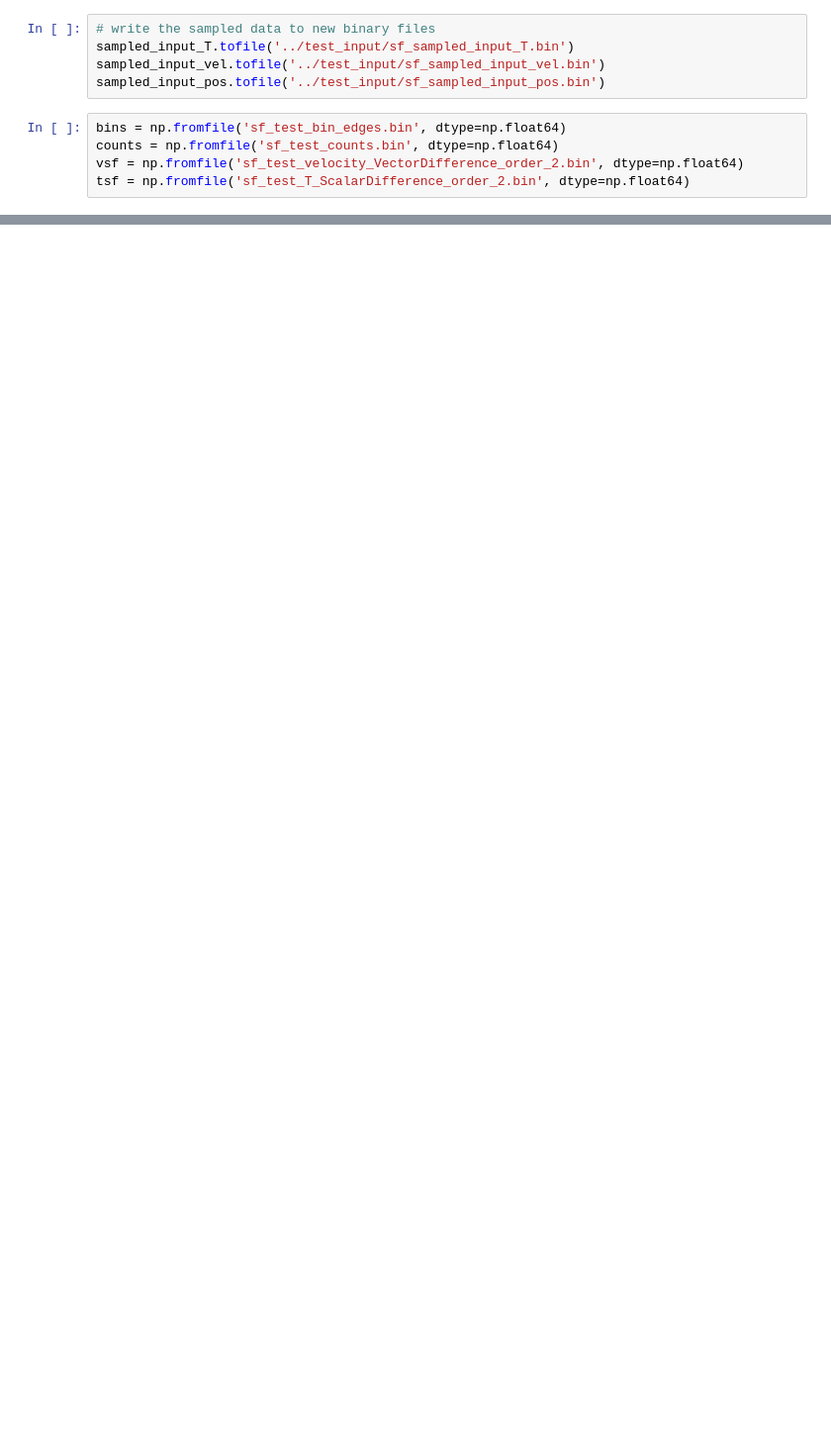
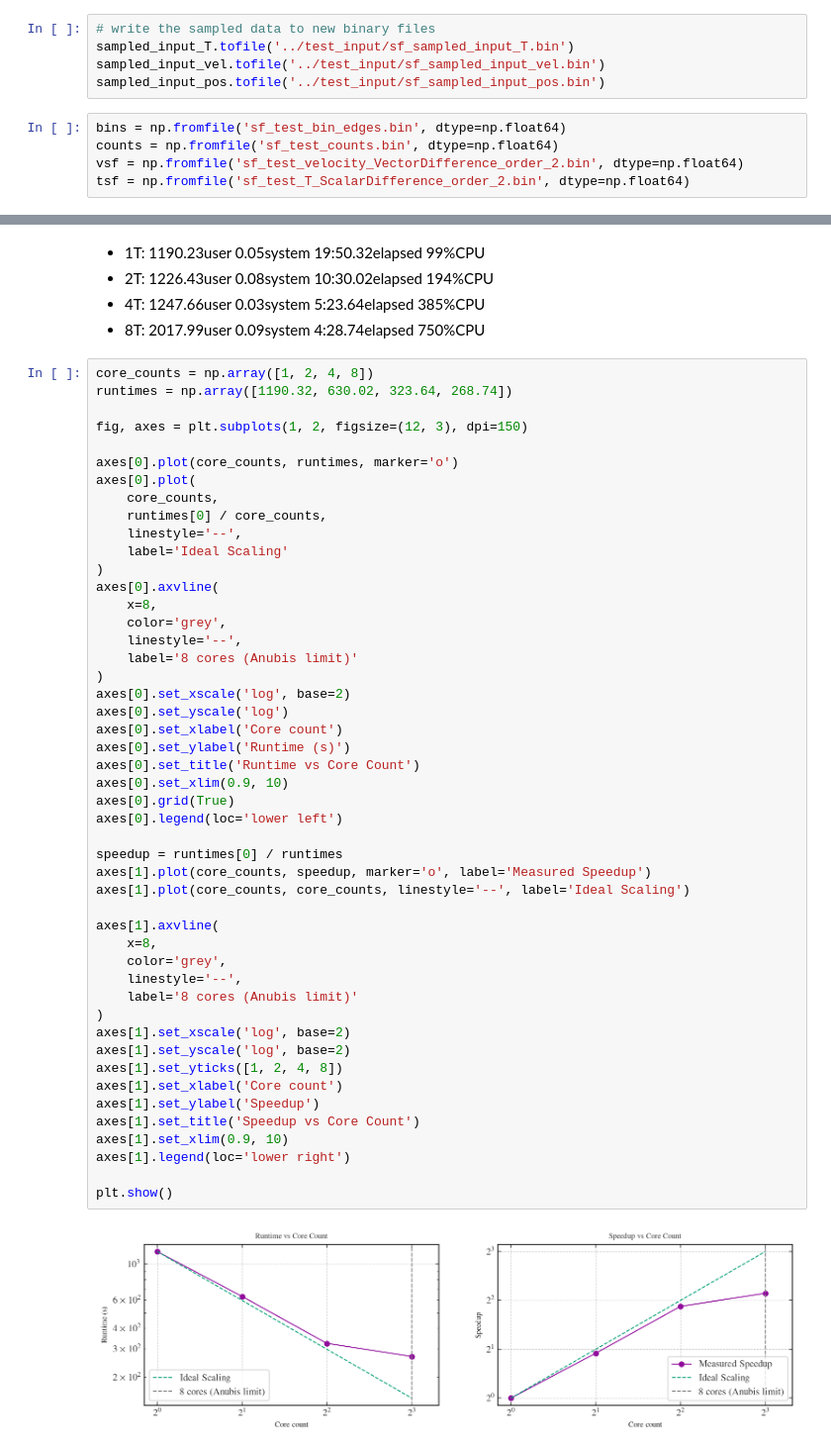
Before and after one commit to thomasarintoul/CASTLE, a Jupyter notebook: test_outputs/output_test.ipynb, the cells around one changed output, grey strips where cells are left out. Shown at 99% size. Cells and saved outputs as stored; diff of their text form; blank space fills up the shorter version.

```diff
--- a/test_outputs/output_test.ipynb
+++ b/test_outputs/output_test.ipynb
@@ -40,0 +134,55 @@ Text(0, 0.5, 'SF')
+# %% [markdown]
+- 1T: 1190.23user 0.05system 19:50.32elapsed 99%CPU
+- 2T: 1226.43user 0.08system 10:30.02elapsed 194%CPU
+- 4T: 1247.66user 0.03system 5:23.64elapsed 385%CPU
+- 8T: 2017.99user 0.09system 4:28.74elapsed 750%CPU
+# %%
+core_counts = np.array([1, 2, 4, 8])
+runtimes = np.array([1190.32, 630.02, 323.64, 268.74])
+
+fig, axes = plt.subplots(1, 2, figsize=(12, 3), dpi=150)
+
+axes[0].plot(core_counts, runtimes, marker='o')
+axes[0].plot(
+    core_counts,
+    runtimes[0] / core_counts,
+    linestyle='--',
+    label='Ideal Scaling'
+)
+axes[0].axvline(
+    x=8,
+    color='grey',
+    linestyle='--',
+    label='8 cores (Anubis limit)'
+)
+axes[0].set_xscale('log', base=2)
+axes[0].set_yscale('log')
+axes[0].set_xlabel('Core count')
+axes[0].set_ylabel('Runtime (s)')
+axes[0].set_title('Runtime vs Core Count')
+axes[0].set_xlim(0.9, 10)
+axes[0].grid(True)
+axes[0].legend(loc='lower left')
+
+speedup = runtimes[0] / runtimes
+axes[1].plot(core_counts, speedup, marker='o', label='Measured Speedup')
+axes[1].plot(core_counts, core_counts, linestyle='--', label='Ideal Scaling')
+
+axes[1].axvline(
+    x=8,
+    color='grey',
+    linestyle='--',
+    label='8 cores (Anubis limit)'
+)
+axes[1].set_xscale('log', base=2)
+axes[1].set_yscale('log', base=2)
+axes[1].set_yticks([1, 2, 4, 8])
+axes[1].set_xlabel('Core count')
+axes[1].set_ylabel('Speedup')
+axes[1].set_title('Speedup vs Core Count')
+axes[1].set_xlim(0.9, 10)
+axes[1].legend(loc='lower right')
+
+plt.show()
+# %% [output]
+[figure, added]
```
Also changed, not shown: parts of 7 cells of this notebook, 5 other files.
